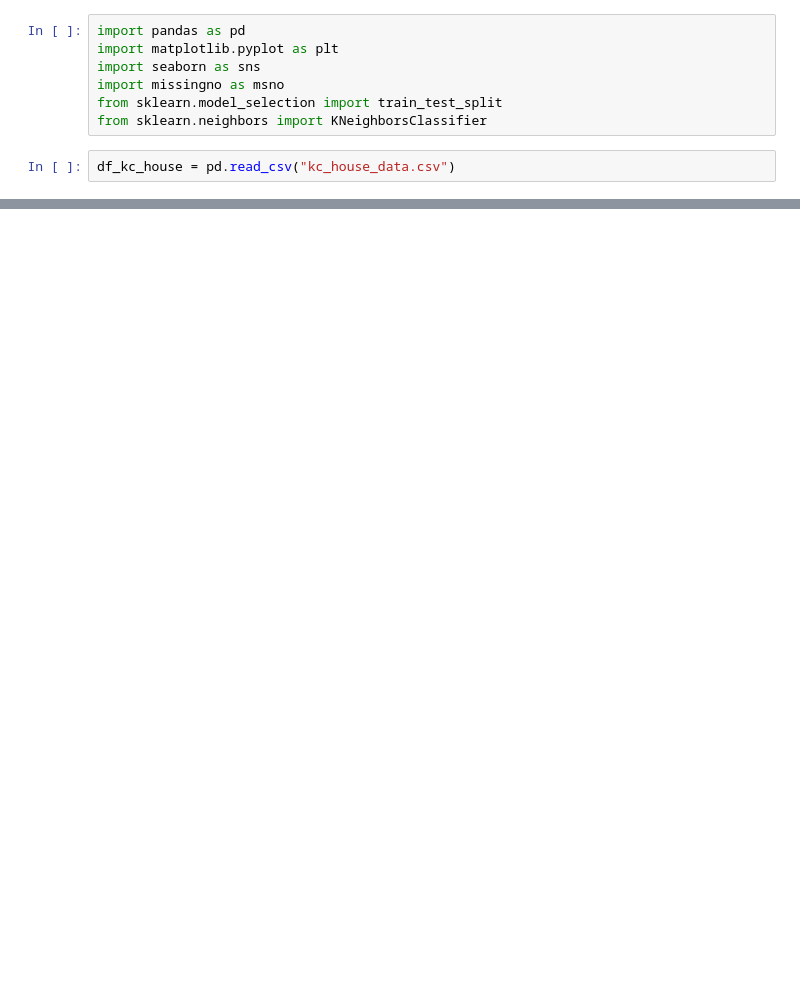
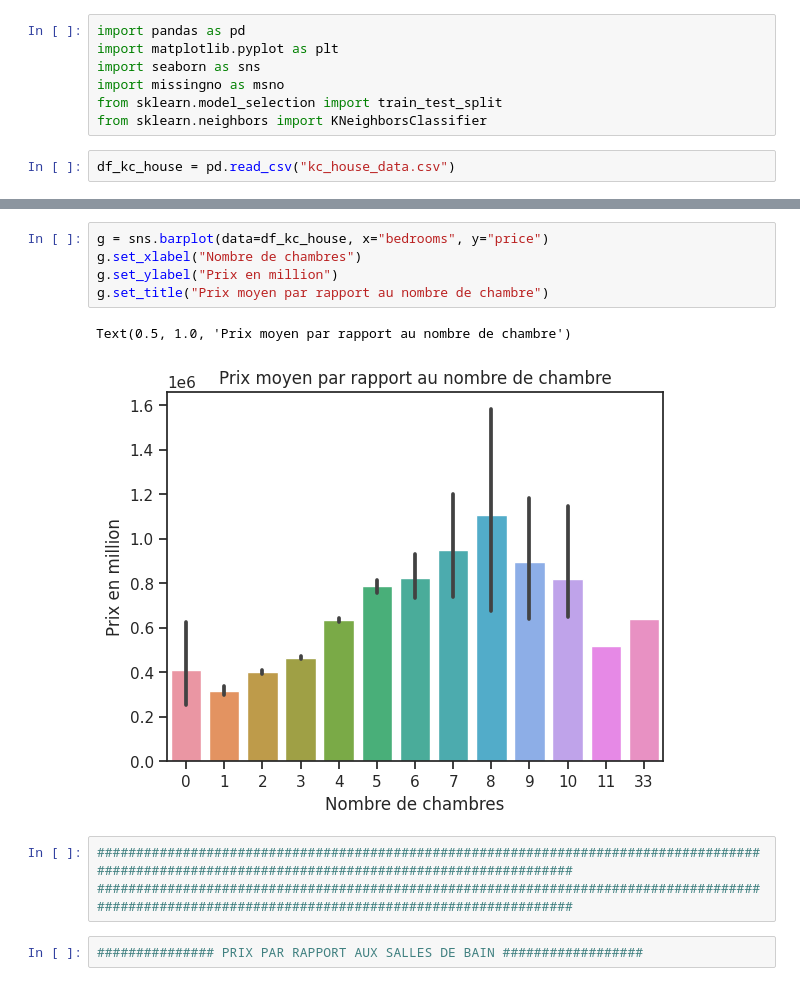
Before and after one commit to vanstavelD/Projet_Final, a Jupyter notebook: data_cleaning_analysis.ipynb, the cells around one changed output, grey strips where cells are left out. Drawn from its saved outputs; the diff is of its cells as text; blank space fills up the shorter version.

```diff
--- a/data_cleaning_analysis.ipynb
+++ b/data_cleaning_analysis.ipynb
@@ -25,0 +121,13 @@ df_kc_house
+# %%
+g = sns.barplot(data=df_kc_house, x="bedrooms", y="price")
+g.set_xlabel("Nombre de chambres")
+g.set_ylabel("Prix en million")
+g.set_title("Prix moyen par rapport au nombre de chambre")
+# %% [output]
+Text(0.5, 1.0, 'Prix moyen par rapport au nombre de chambre')
+[figure, added]
+# %%
+##################################################################################################################################################
+##################################################################################################################################################
+# %%
+############### PRIX PAR RAPPORT AUX SALLES DE BAIN ##################
```
Also changed, not shown: parts of 15 cells of this notebook.
